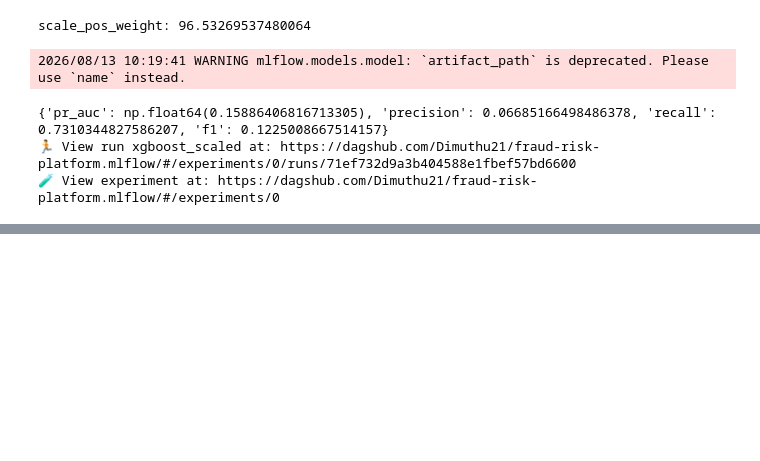
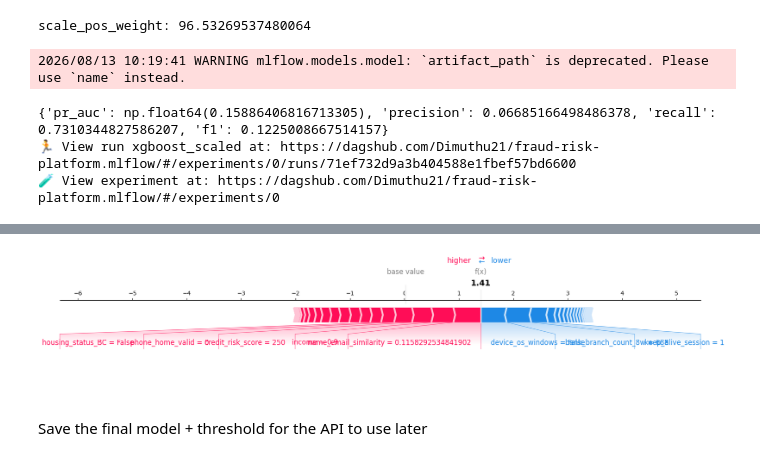
Before and after one commit to Dimuthu21/fraud-risk-platform, a Jupyter notebook: notebooks/03_train_and_track_ipynb.ipynb, the cells around one changed output, grey strips where cells are left out. Saved outputs shown, nothing was run; the diff lists cells and outputs as text; code cells hidden in the pictures; blank space fills up the shorter version.

```diff
--- a/notebooks/03_train_and_track_ipynb.ipynb
+++ b/notebooks/03_train_and_track_ipynb.ipynb
@@ -161,0 +350,12 @@ os.makedirs('/content/fraud-risk-platform/models', exist_ok=True)
+# %%
+fraud_idx = y_val[y_val == 1].index[0]
+single_case = X_val.loc[[fraud_idx]]
+
+shap_single = explainer.shap_values(single_case)
+shap.force_plot(explainer.expected_value, shap_single, single_case, matplotlib=True, show=False)
+plt.savefig('/content/drive/MyDrive/fraud-risk-platform/shap_single_case.png', dpi=150, bbox_inches='tight')
+plt.show()
+# %% [output]
+[figure, added]
+# %% [markdown]
+Save the final model + threshold for the API to use later
```
Also changed, not shown: parts of 12 cells of this notebook, 3 other files.
